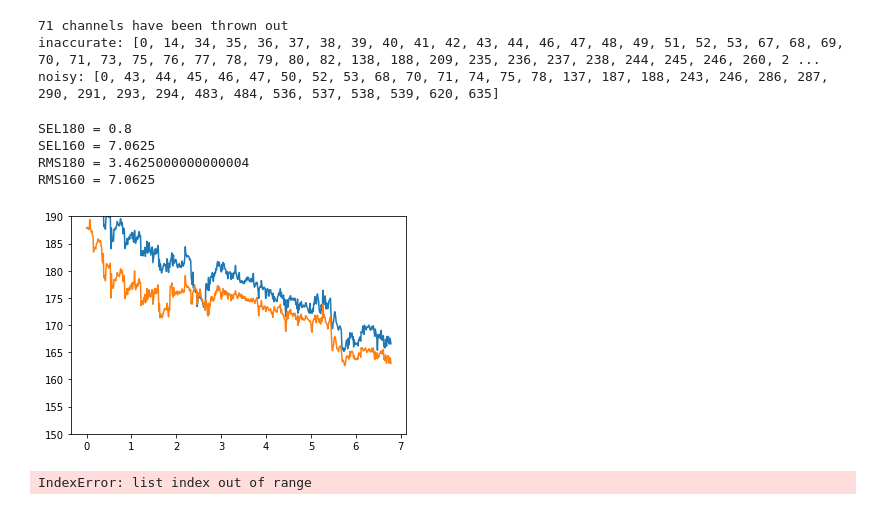
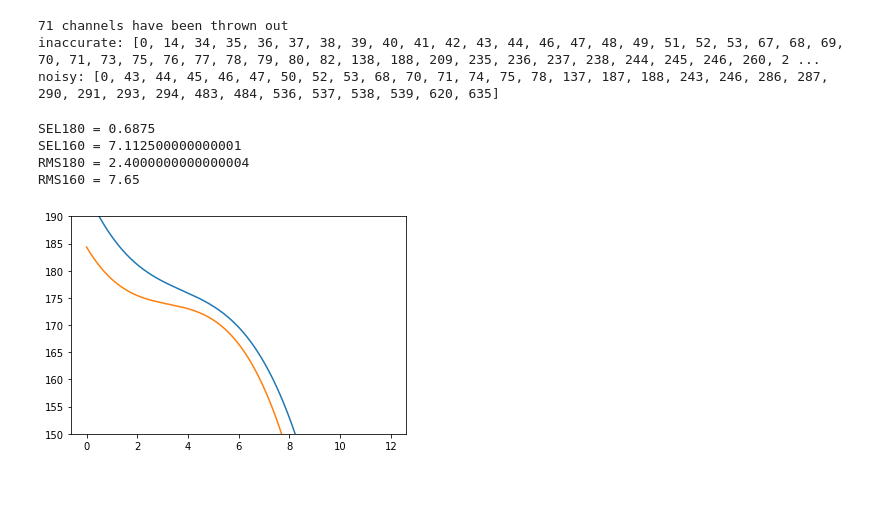
Before and after one commit to efreneau/Machine-Learning-On-Seismic-Streamer-Data, a Jupyter notebook: Calculating RMS and SEL.ipynb, the cells around one changed output. Drawn from its saved outputs; the diff is of its cells as text; code cells hidden in the pictures.

```diff
--- a/Calculating RMS and SEL.ipynb
+++ b/Calculating RMS and SEL.ipynb
@@ -213,55 +206,60 @@ noisy: [0, 43, 44, 45, 46, 47, 50, 52, 53, 68, 70, 71, 74, 75, 78, 137, 187, 188
 #VI. Fitting Data
 
 b = np.linspace(0,len(RMS2),len(RMS2))
-SELpol = scipy.interpolate.interp1d(b,SEL2,kind='linear',bounds_error=False,fill_value=True)
-RMSpol = scipy.interpolate.interp1d(b,RMS2,kind='linear',bounds_error=False,fill_value=True)
+#SELpol = scipy.interpolate.interp1d(b,SEL2,kind='cubic',bounds_error=False,fill_value=True)
+#RMSpol = scipy.interpolate.interp1d(b,RMS2,kind='cubic',bounds_error=False,fill_value=True)
+SELpol = np.poly1d(np.polyfit(b,SEL2,3))
+RMSpol = np.poly1d(np.polyfit(b,RMS2,3))
+
+#SELpol = InterpolatedUnivariateSpline(b,SEL2,k=5)
+#RMSpol = InterpolatedUnivariateSpline(b,RMS2,k=5)
 
 SEL180 = -1
 SEL160 = -1
 RMS180 = -1
 RMS160 = -1
 
 for i in range(0,1000):
     if(SELpol(i)>180):
         SEL180 = i
     if(SELpol(i)>160):
         SEL160 = i
     if(RMSpol(i)>180):
         RMS180 = i
     if(RMSpol(i)>160):
         RMS160 = i
 SEL180 = SEL180*(12.5/1000)#converts from index to length in km
 SEL160 = SEL160*(12.5/1000)
 RMS180 = RMS180*(12.5/1000)
 RMS160 = RMS160*(12.5/1000)
 
 print('SEL180 =',SEL180)#Safety radii
 print('SEL160 =',SEL160)
 print('RMS180 =',RMS180)
 print('RMS160 =',RMS160)
 
-plt.plot(b*12/1000,RMSpol(b))
-plt.plot(b*12/1000,SELpol(b))
+#plt.plot(b*12/1000,RMSpol(b))
+#plt.plot(b*12/1000,SELpol(b))
+plt.plot(np.linspace(0,1000,1000)*12/1000,RMSpol(np.linspace(0,1000,1000)))
+plt.plot(np.linspace(0,1000,1000)*12/1000,SELpol(np.linspace(0,1000,1000)))
 plt.ylim([150,190])
 plt.show()
 # %% [output]
-SEL180 = 0.8
-SEL160 = 7.0625
-RMS180 = 3.4625000000000004
-RMS160 = 7.0625
+SEL180 = 0.6875
+SEL160 = 7.112500000000001
+RMS180 = 2.4000000000000004
+RMS160 = 7.65
-[figure, old version]
+[figure, new version]
 # %%
 #Calculate Differential RMS
 #winData is windowed data
 #RMS.append(10*np.log10(sum(row)/(fs*T90a)))#integrate squared pressure / T90
-diffRMS=[]
-prevrow=winData[0]
-for row in winData:
-    d=np.abs(prevrow-row)
-    diffRMS.append(10*np.log10(sum(d**2)/(T90[i]*fs)))
-    prevrow=row
+#diffRMS=[]
+#prevrow=winData[0]
+#for row in winData:
+#    d=np.abs(prevrow-row)
+#    diffRMS.append(10*np.log10(sum(d**2)/(T90[i]*fs)))
+#    prevrow=row
 
-plt.plot(diffRMS)
-plt.show()
+#plt.plot(diffRMS)
+#plt.show()
-# %% [output]
-IndexError: list index out of range
```
Also changed, not shown: parts of 2 cells of this notebook.
